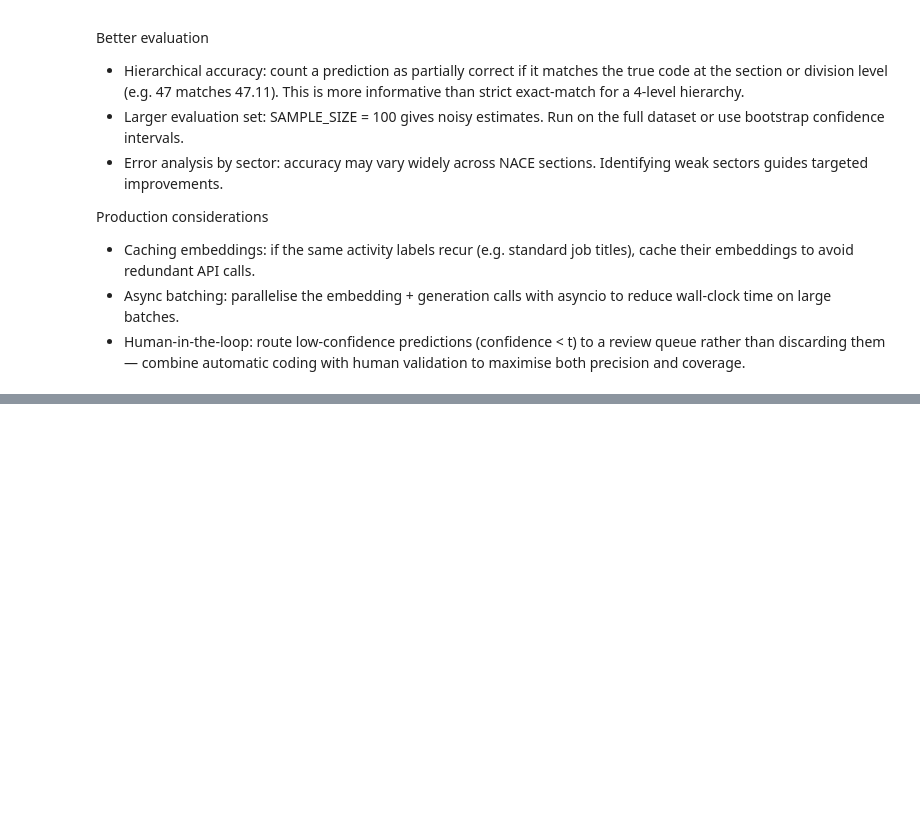
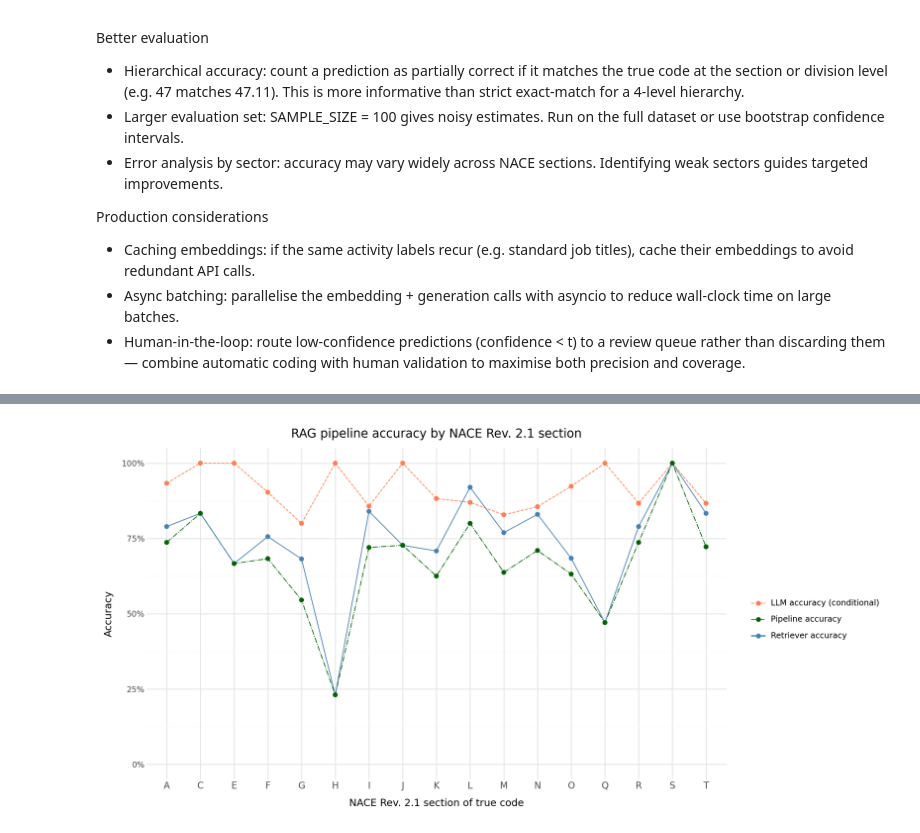
Before and after one commit to sarahdst/funathon-project2, a Jupyter notebook: funathon_RAG.ipynb, the cells around one changed output, grey strips where cells are left out. Cells and saved outputs as stored; diff of their text form; code cells hidden in the pictures; blank space fills up the shorter version.

```diff
--- a/funathon_RAG.ipynb
+++ b/funathon_RAG.ipynb
@@ -1753,0 +1926,52 @@ Production considerations
+# %%
+p_section = (
+    ggplot(
+        df_section_plot,
+        aes(
+            x="section",
+            y="value",
+            color="metric",
+            linetype="metric",
+            group="metric"
+        )
+    )
+    + geom_line()
+    + geom_point(size=2)
+    + scale_color_manual(
+        values={
+            "Retriever accuracy": "steelblue",
+            "LLM accuracy (conditional)": "coral",
+            "Pipeline accuracy": "darkgreen"
+        }
+    )
+    + scale_linetype_manual(
+        values={
+            "Retriever accuracy": "solid",
+            "LLM accuracy (conditional)": "dashed",
+            "Pipeline accuracy": "dashdot"
+        }
+    )
+    + scale_x_discrete(
+        limits=[s for s in section_order if s in results["section"].dropna().unique()]
+    )
+    + scale_y_continuous(
+        labels=percent_format(),
+        limits=(0, 1)
+    )
+    + labs(
+        title="RAG pipeline accuracy by NACE Rev. 2.1 section",
+        x="NACE Rev. 2.1 section of true code",
+        y="Accuracy",
+        color="",
+        linetype=""
+    )
+    + theme_minimal()
+    + theme(
+        figure_size=(12, 6),
+        axis_text_x=element_text(size=10)
+    )
+)
+
+p_section
+# %% [output]
+[figure, added]
```
Also changed, not shown: parts of 3 cells of this notebook.
